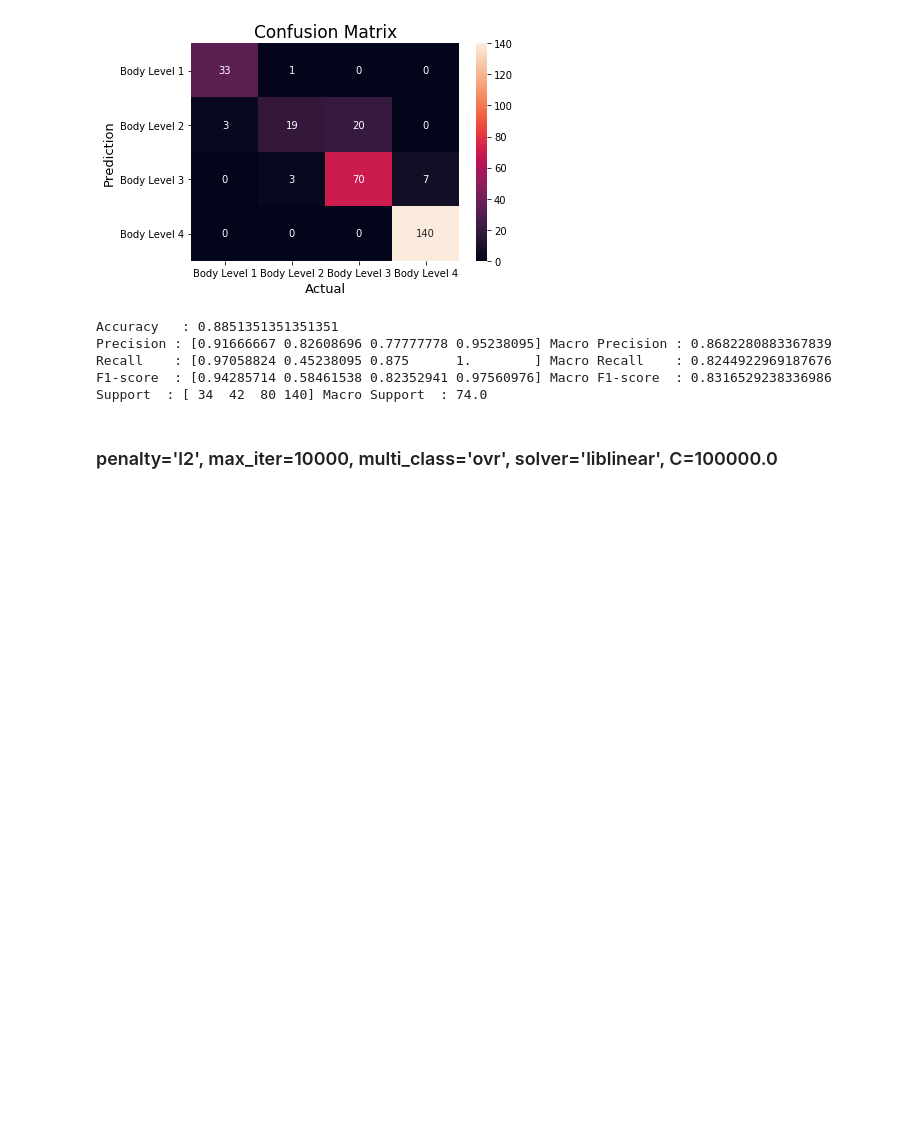
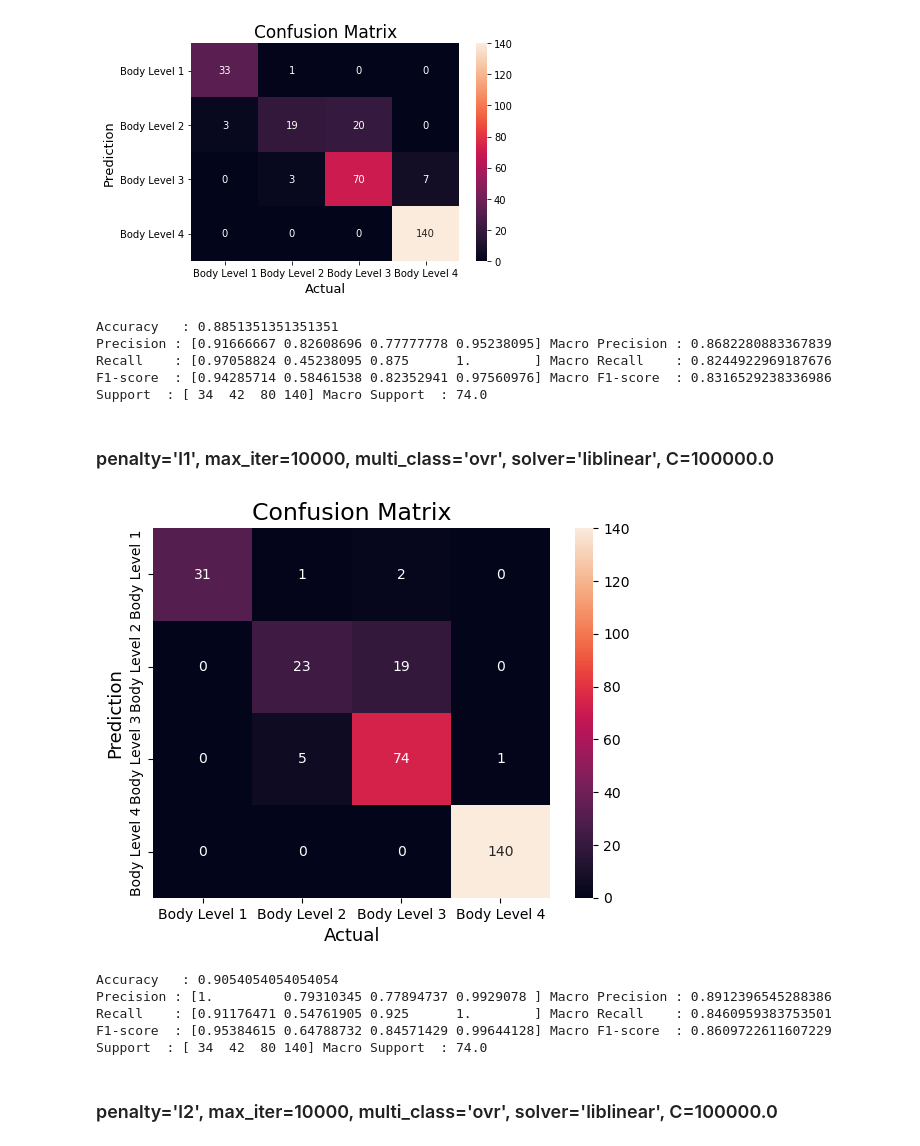
Before and after one commit to AhmadJamal01/Body-Level-Classification, a Jupyter notebook: models/multinomial_logistic_regression.ipynb, the cells around one changed output. Cells and saved outputs as stored; diff of their text form; code cells hidden in the pictures; blank space fills up the shorter version.

Commit message:
Added More Graphs

```diff
--- a/models/multinomial_logistic_regression.ipynb
+++ b/models/multinomial_logistic_regression.ipynb
@@ -336,6 +337,45 @@ Precision : [0.91666667 0.82608696 0.77777778 0.95238095] Macro Precision : 0.86
 Recall    : [0.97058824 0.45238095 0.875      1.        ] Macro Recall    : 0.8244922969187676
 F1-score  : [0.94285714 0.58461538 0.82352941 0.97560976] Macro F1-score  : 0.8316529238336986
 Support  : [ 34  42  80 140] Macro Support  : 74.0
+# %% [markdown]
+### penalty='l1', max_iter=10000, multi_class='ovr', solver='liblinear', C=100000.0
+# %%
+# Training.
+LM_model = LogisticRegression(penalty='l1', max_iter=max_iter, multi_class='ovr', solver='liblinear', C=100000.0) #lambda = 1/C = 0.00001
+LM_model.fit(df_numerical[features],df_numerical['Body_Level'])
+# Prediction
+LM_pred = pd.DataFrame(LM_model.predict(df_numerical_val[features]))
+# print(LM_pred)
+# %%
+# Compute the confusion matrix.
+cm = confusion_matrix(df_numerical_val['Body_Level'],LM_pred)
+# Plot the confusion matrix.
+labels = list(set(df_numerical['Body_Level']))
+labels.sort()
+sns.heatmap(cm, annot=True, fmt='g', xticklabels=labels, yticklabels=labels)
+plt.ylabel('Prediction',fontsize=13)
+plt.xlabel('Actual',fontsize=13)
+plt.title('Confusion Matrix',fontsize=17)
+plt.show()
+# %% [output]
+[figure, added]
+# %%
+# Finding the accuracy.
+accuracy = accuracy_score(df_numerical_val['Body_Level'],LM_pred)
+print("Accuracy   :", accuracy)
+
+# Finding precision and recall
+precision, recall, F1_score, support = score(df_numerical_val['Body_Level'],LM_pred)
+print("Precision :", precision, "Macro Precision :", sum(precision)/len(precision))
+print("Recall    :", recall, "Macro Recall    :", sum(recall)/len(recall))
+print("F1-score  :", F1_score, "Macro F1-score  :", sum(F1_score)/len(F1_score))
+print("Support  :", support, "Macro Support  :", sum(support)/len(support))
+# %% [output]
+Accuracy   : 0.9054054054054054
+Precision : [1.         0.79310345 0.77894737 0.9929078 ] Macro Precision : 0.8912396545288386
+Recall    : [0.91176471 0.54761905 0.925      1.        ] Macro Recall    : 0.8460959383753501
+F1-score  : [0.95384615 0.64788732 0.84571429 0.99644128] Macro F1-score  : 0.8609722611607229
+Support  : [ 34  42  80 140] Macro Support  : 74.0
 # %% [markdown]
 ### penalty='l2', max_iter=10000, multi_class='ovr', solver='liblinear', C=100000.0
 # %%
```
Also changed, not shown: parts of 12 cells of this notebook, 4 other files.
